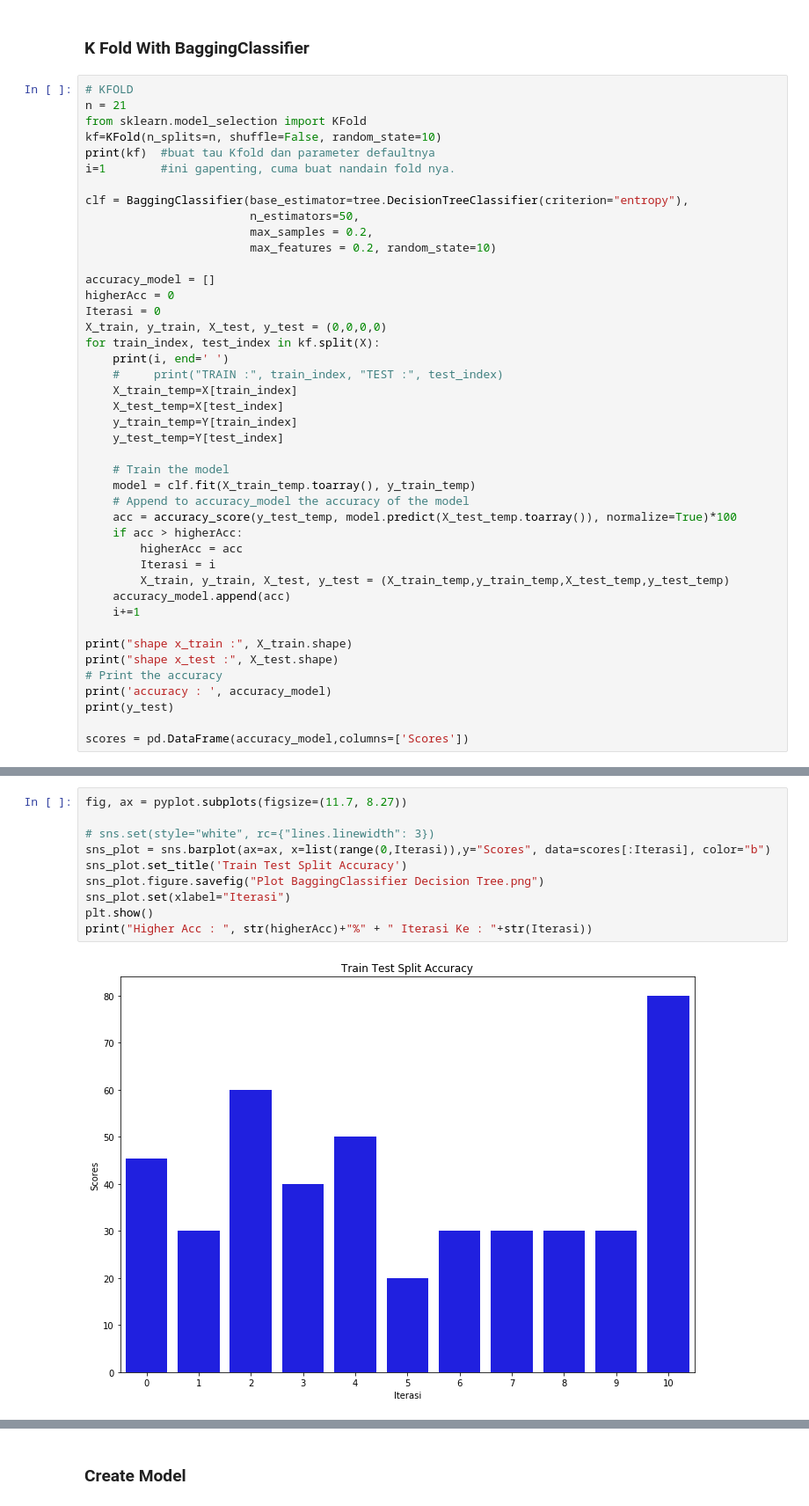
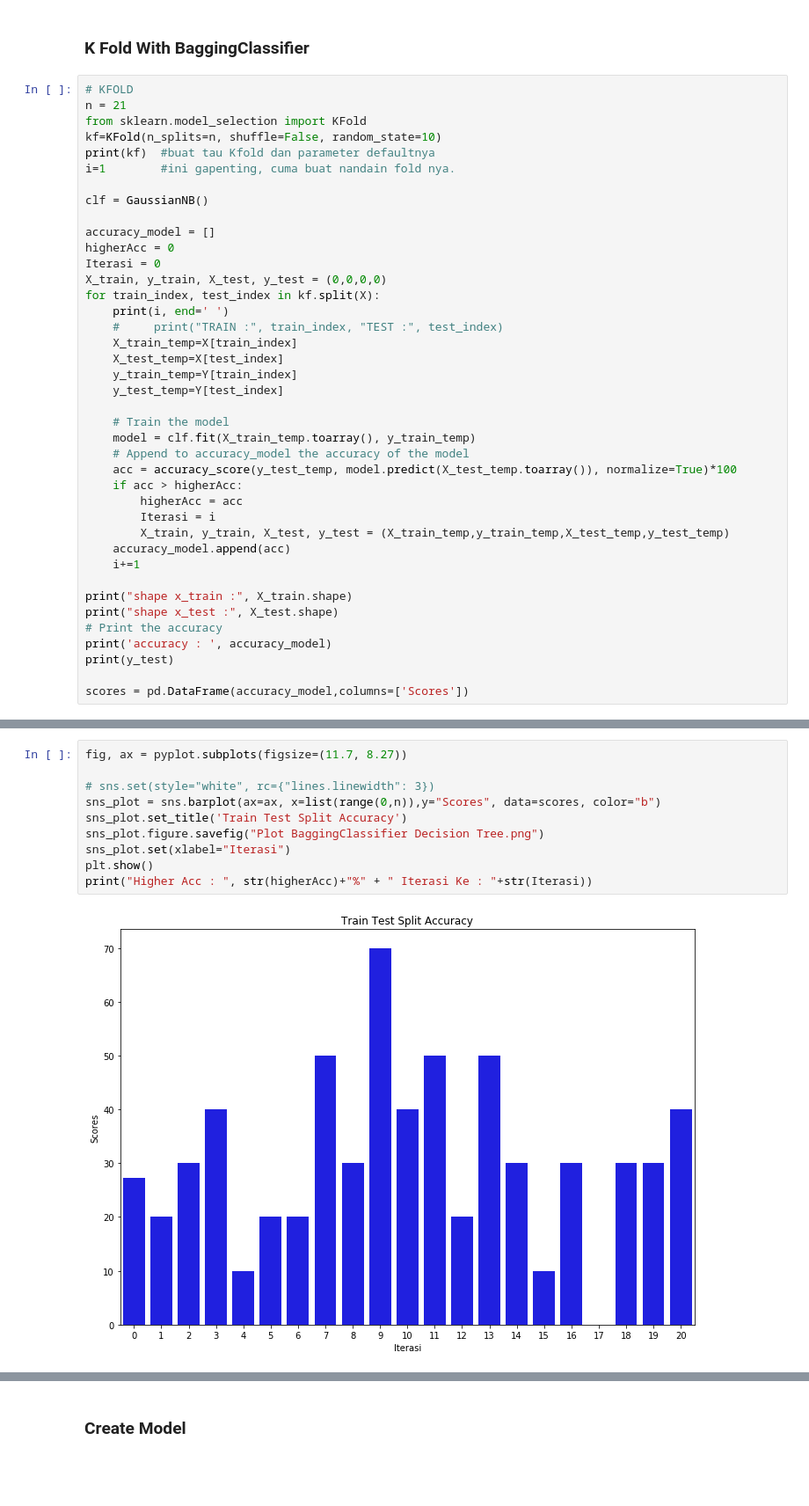
Before and after one commit to TotonAntoko/Cerpen-Classification-Naive-Bayes-dan-KNN, a Jupyter notebook: Cerpen.ipynb, the cells around one changed output, grey strips where cells are left out. Shown: that part at 88% size. Drawn from its saved outputs; the diff is of its cells as text; blank space fills up the shorter version.

```diff
--- a/Cerpen.ipynb
+++ b/Cerpen.ipynb
@@ -131,10 +131,7 @@ kf=KFold(n_splits=n, shuffle=False, random_state=10)
 print(kf)  #buat tau Kfold dan parameter defaultnya
 i=1        #ini gapenting, cuma buat nandain fold nya.
 
-clf = BaggingClassifier(base_estimator=tree.DecisionTreeClassifier(criterion="entropy"),
-                        n_estimators=50,
-                        max_samples = 0.2,
-                        max_features = 0.2, random_state=10)
+clf = GaussianNB()
 
 accuracy_model = []
 higherAcc = 0
@@ -176,12 +179,12 @@ accuracy :  [45.45454545454545, 30.0, 60.0, 40.0, 50.0, 20.0, 30.0, 30.0, 30.0,
 # %%
 fig, ax = pyplot.subplots(figsize=(11.7, 8.27))
 
 # sns.set(style="white", rc={"lines.linewidth": 3})
-sns_plot = sns.barplot(ax=ax, x=list(range(0,Iterasi)),y="Scores", data=scores[:Iterasi], color="b")
+sns_plot = sns.barplot(ax=ax, x=list(range(0,n)),y="Scores", data=scores, color="b")
 sns_plot.set_title('Train Test Split Accuracy')
 sns_plot.figure.savefig("Plot BaggingClassifier Decision Tree.png")
 sns_plot.set(xlabel="Iterasi")
 plt.show()
 print("Higher Acc : ", str(higherAcc)+"%" + " Iterasi Ke : "+str(Iterasi))
 # %% [output]
-[figure, old version]
+[figure, new version]
```
Also changed, not shown: parts of 14 cells of this notebook.
